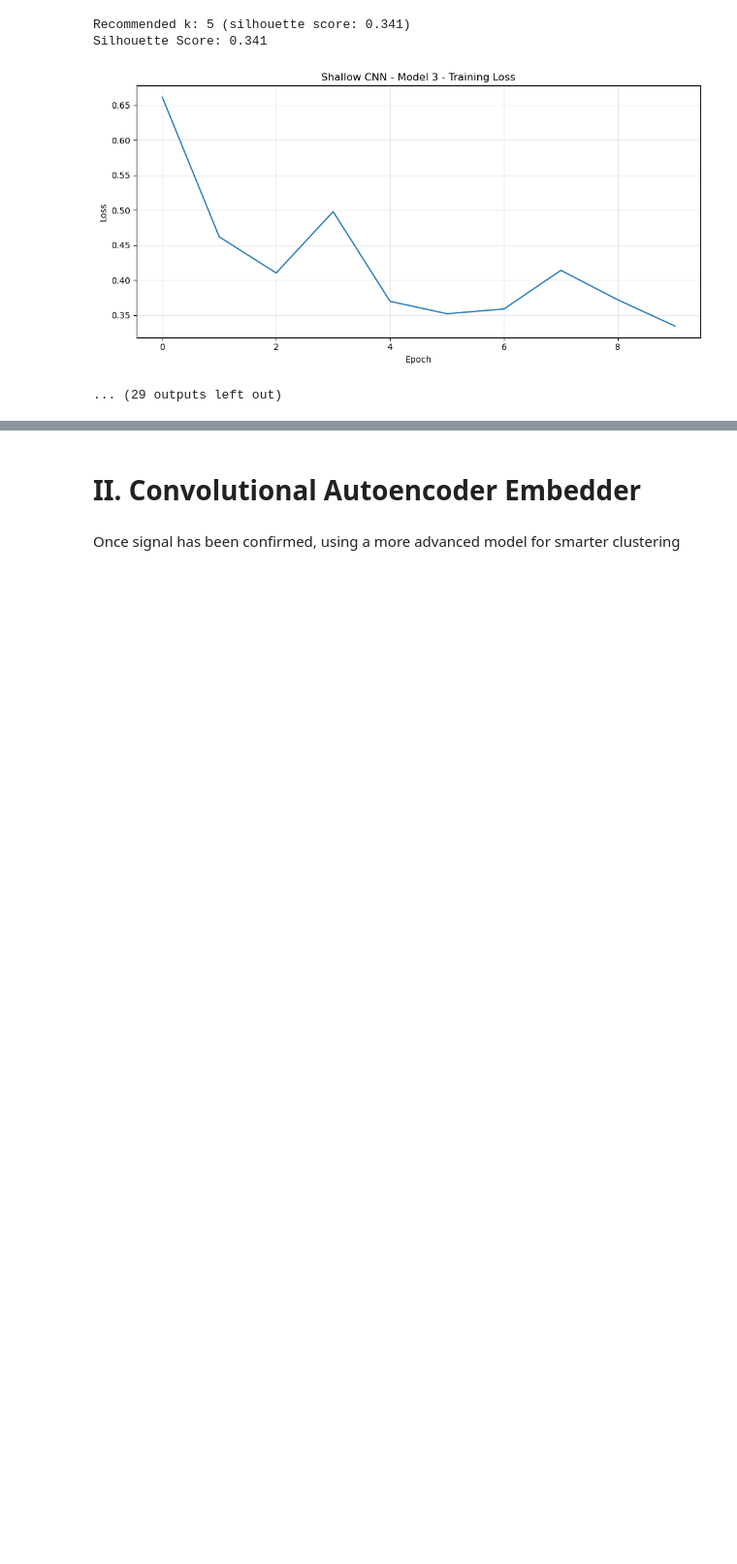
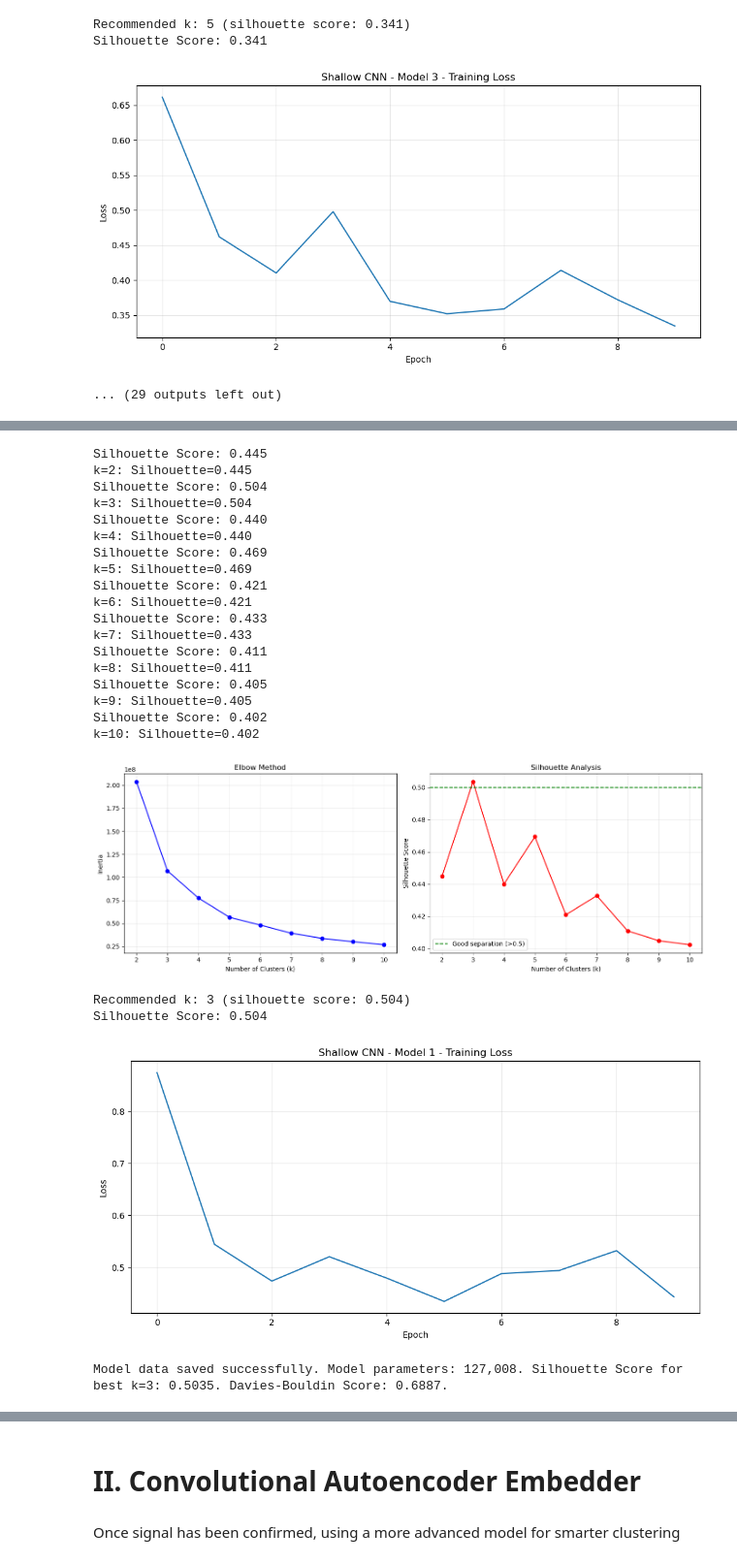
Before and after one commit to lashebir/unsupervised_confocal_analysis, a Jupyter notebook: new_synapse_imaging.ipynb, the cells around one changed output, grey strips where cells are left out. Shown at 97% size. Saved outputs shown, nothing was run; the diff lists cells and outputs as text; code cells hidden in the pictures; blank space fills up the shorter version.

```diff
--- a/new_synapse_imaging.ipynb
+++ b/new_synapse_imaging.ipynb
@@ -3157,0 +3380,59 @@ results
+# %%
+# Saving model 1 results
+
+# model, paired_dataset, eval_dataloader = builder.build()
+# losses, trained_model = builder.train(model, paired_dataset, epochs=10, device='mps')
+# embeddings_shallow = extract_embeddings_shallow(trained_model, eval_dataloader, device='mps')
+
+# wll need to manually add results to results df
+
+torch.save(trained_model, f'/Users/leahashebir/Downloads/Manor_Practicum/modeling/unsupervised_confocal_analysis/finetuning/3_14/models/model_{count}.pth')
+np.save(f'/Users/leahashebir/Downloads/Manor_Practicum/modeling/unsupervised_confocal_analysis/finetuning/3_14/embeddings/embeddings_shallow_{count}_model_{count}.npy', embeddings_shallow)
+
+results_shallow = find_optimal_clusters(embeddings_shallow, max_k=10, method='kmeans')
+plot_cluster_quality(results_shallow)
+best_k_idx = np.argmax(results_shallow['silhouette_scores'])
+k_optimal_shallow = results_shallow['k_values'][best_k_idx]
+sil_score = results_shallow['silhouette_scores'][best_k_idx]
+cluster_labels_shallow, cluster_model_shallow = cluster_embeddings(embeddings_shallow, method='kmeans', n_clusters=k_optimal_shallow)
+db_score = davies_bouldin_score(embeddings_shallow, cluster_labels_shallow)
+if db_score > best_db:
+    best_db = db_score
+    best_config = (learning_rate, temperature)
+
+results[f'Model {count}'] = {
+    'learning_rate': learning_rate,
+    'temperature': temperature,
+    'final_loss': losses[-1],
+    'best_k': k_optimal_shallow,
+    'silhouette_score': sil_score,
+    'db_score': db_score,
+    'losses': losses,
+    'model': trained_model
+}
+plot_training_curves(losses, model_name=f'Shallow CNN - Model 1')
+print(f"Model data saved successfully. Model parameters: {sum(p.numel() for p in trained_model.parameters()):,}. Silhouette Score for best k={k_optimal_shallow}: {sil_score:.4f}. Davies-Bouldin Score: {db_score:.4f}.")
+# %% [output]
+Silhouette Score: 0.445
+k=2: Silhouette=0.445
+Silhouette Score: 0.504
+k=3: Silhouette=0.504
+Silhouette Score: 0.440
+k=4: Silhouette=0.440
+Silhouette Score: 0.469
+k=5: Silhouette=0.469
+Silhouette Score: 0.421
+k=6: Silhouette=0.421
+Silhouette Score: 0.433
+k=7: Silhouette=0.433
+Silhouette Score: 0.411
+k=8: Silhouette=0.411
+Silhouette Score: 0.405
+k=9: Silhouette=0.405
+Silhouette Score: 0.402
+k=10: Silhouette=0.402
+[figure, added]
+Recommended k: 3 (silhouette score: 0.504)
+Silhouette Score: 0.504
+[figure, added]
+Model data saved successfully. Model parameters: 127,008. Silhouette Score for best k=3: 0.5035. Davies-Bouldin Score: 0.6887.
```
Also changed, not shown: parts of 11 cells of this notebook.
